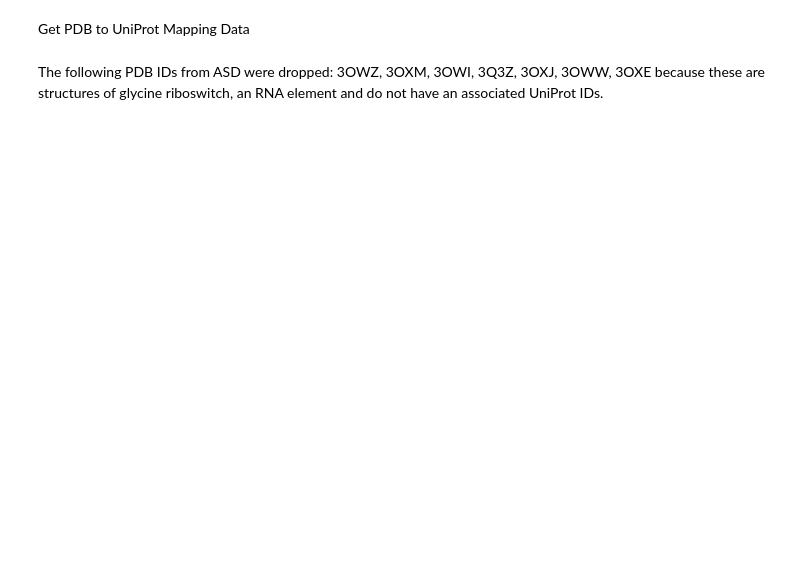
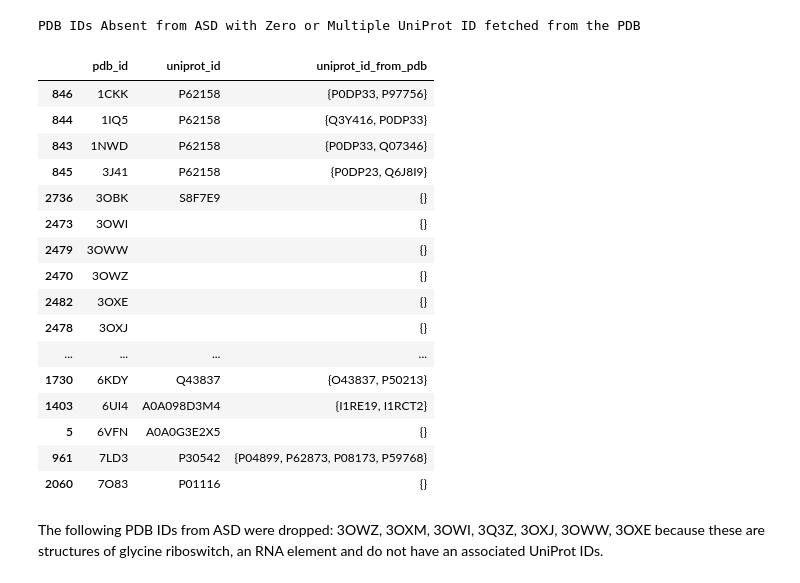
Before and after one commit to djmaity/allostery, a Jupyter notebook: notebooks/AlloBench.ipynb, the cells around one changed output. Cells and saved outputs as stored; diff of their text form; code cells hidden in the pictures; blank space fills up the shorter version.

```diff
--- a/notebooks/AlloBench.ipynb
+++ b/notebooks/AlloBench.ipynb
@@ -96,5 +28,10 @@ def parse_asd_xml(asd_xml_dir):
 # %%
-df_asd = parse_asd_xml(asd_xml_dir)
+df_asd = parse_asd_xml.parse_asd_xml('../data/ASD_Release_202306_XF/')
+
 # Make the UniProt and PDB IDs uppercase to facilitate merging on these later
 df_asd['allosteric_pdb'] = df_asd['allosteric_pdb'].str.upper()
 df_asd['pdb_uniprot'] = df_asd['pdb_uniprot'].str.upper()
+
+print('Number of Rows:             ', df_asd.shape[0])
+print('Number of Unique PDB IDs:   ', df_asd['allosteric_pdb'].nunique())
+print('Number of Unique UniProt AC:', df_asd['pdb_uniprot'].nunique())
@@ -113,12 +46,14 @@ However, in the ASD dataframe (`df_asd`) each obsolete PDB ID had only one super
 # %%
+import requests
+import json
+import gzip
+
 response = requests.get('https://files.wwpdb.org/pub/pdb/holdings/all_removed_entries.json.gz')
 
 obsolete_pdb = {}
 for pdb_id, value in json.loads(gzip.decompress(response.content)).items():
     if 'superseded_by' in value:
         # Select the last element in the list of superseded PDB IDs
-        obsolete_pdb[pdb_id] = value['superseded_by'][-1]
+        obsolete_pdb[pdb_id] = value['superseded_by'] # [-1]
     else:
         obsolete_pdb[pdb_id] = []
-
-print('Number of Obsolete PDB IDs:', len(obsolete_pdb))
@@ -127,2 +60,14 @@ Obsolete and superseded PDB IDs in ASD
-# %%
-df_asd['allosteric_pdb'] = df_asd['allosteric_pdb'].replace(obsolete_pdb)
+# %%
+import pandas as pd
+
+df_obsolete_pdb = pd.DataFrame.from_dict(obsolete_pdb, orient='index')
+df_obsolete_pdb.index.name = 'Obsolete PDB ID'
+
+# Obsolete PDB IDs in ASD
+df_obsolete_pdb_asd = df_obsolete_pdb[df_obsolete_pdb.index.isin(df_asd['allosteric_pdb'])]
+
+# Replace the obsolete PDB IDs
+df_asd['allosteric_pdb'] = df_asd['allosteric_pdb'].replace(df_obsolete_pdb_asd.to_dict()[0])
+
+# Check if any of the obsolete PDB IDs had more than one updated PDB IDs
+df_obsolete_pdb_asd
@@ -135,2 +103,0 @@ print('Number of Unique UniProt AC:', df_asd['pdb_uniprot'].nunique())
-# %% [markdown]
-Get PDB to UniProt Mapping Data
@@ -221,2 +104,30 @@ df_asd_pdb_uniprot = pd.concat([df_asd_pdb_uniprot, df_manual_curation])
+# %%
+import pdb_utils
+
+# Rename the columns to pdb_id and uniprot_id before passing the dataframe to uniprot_pdb_fix() function.
+df_asd_pdb_uniprot = df_asd[['allosteric_pdb', 'pdb_uniprot']].rename(
+    columns={'allosteric_pdb': 'pdb_id', 'pdb_uniprot': 'uniprot_id'}
+).drop_duplicates()
+
+df_asd_pdb_uniprot = pdb_utils.uniprot_pdb_fix(df_asd_pdb_uniprot)
+# %% [output]
+PDB IDs Absent from ASD with Zero or Multiple UniProt ID fetched from the PDB
+|  | pdb_id | uniprot_id | uniprot_id_from_pdb |
+| 846 | 1CKK | P62158 | {P0DP33, P97756} |
+| 844 | 1IQ5 | P62158 | {Q3Y416, P0DP33} |
+| 843 | 1NWD | P62158 | {P0DP33, Q07346} |
+| 845 | 3J41 | P62158 | {P0DP23, Q6J8I9} |
+| 2736 | 3OBK | S8F7E9 | {} |
+| 2473 | 3OWI |  | {} |
+| 2479 | 3OWW |  | {} |
+| 2470 | 3OWZ |  | {} |
+| 2482 | 3OXE |  | {} |
+| 2478 | 3OXJ |  | {} |
+| ... | ... | ... | ... |
+| 1730 | 6KDY | Q43837 | {O43837, P50213} |
+| 1403 | 6UI4 | A0A098D3M4 | {I1RE19, I1RCT2} |
+| 5 | 6VFN | A0A0G3E2X5 | {} |
+| 961 | 7LD3 | P30542 | {P04899, P62873, P08173, P59768} |
+| 2060 | 7O83 | P01116 | {} |
 # %% [markdown]
 The following PDB IDs from ASD were dropped: 3OWZ, 3OXM, 3OWI, 3Q3Z, 3OXJ, 3OWW, 3OXE because these are structures of glycine riboswitch, an RNA element and do not have an associated UniProt IDs.
```
Also changed, not shown: parts of 44 cells of this notebook, 7 other files.
